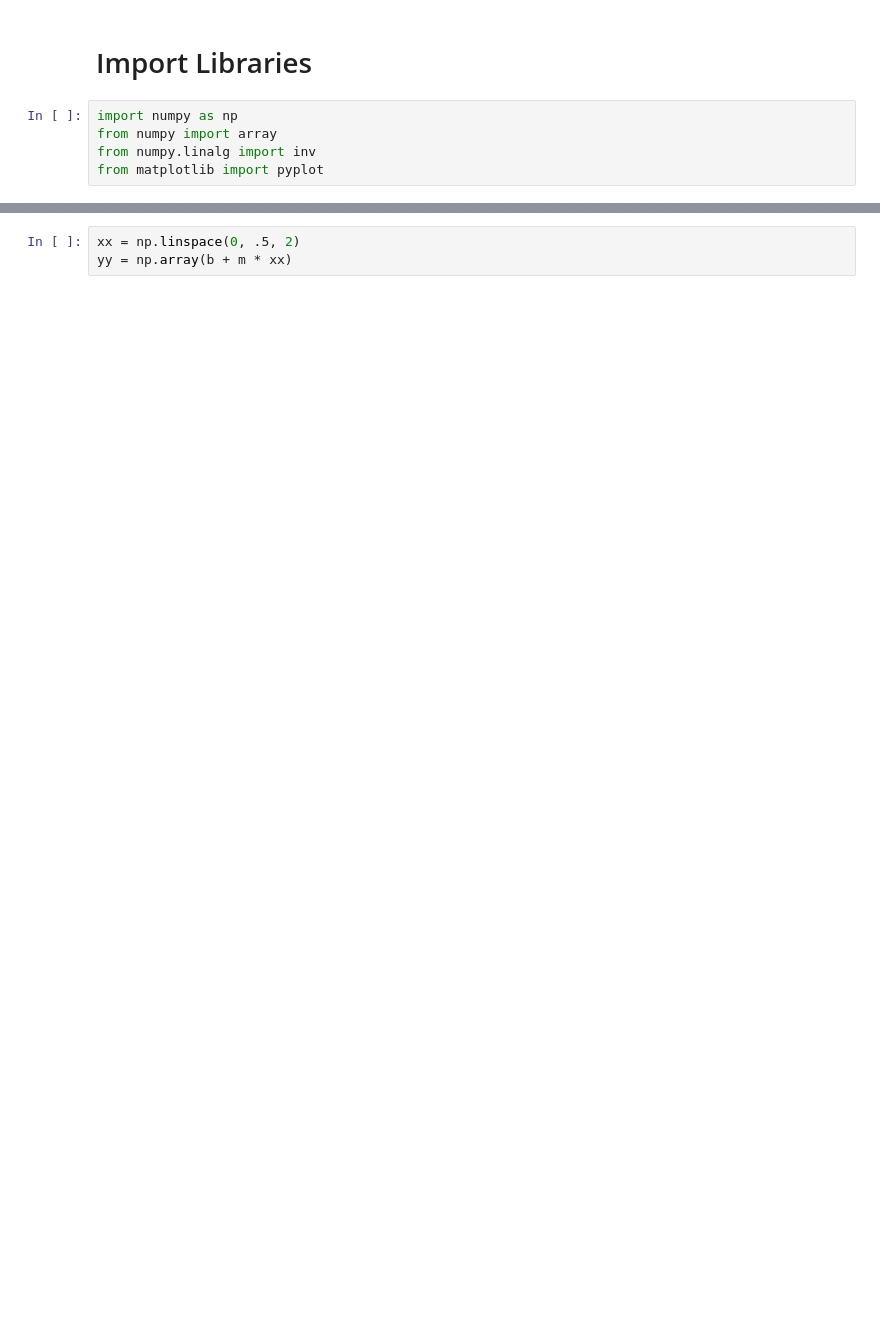
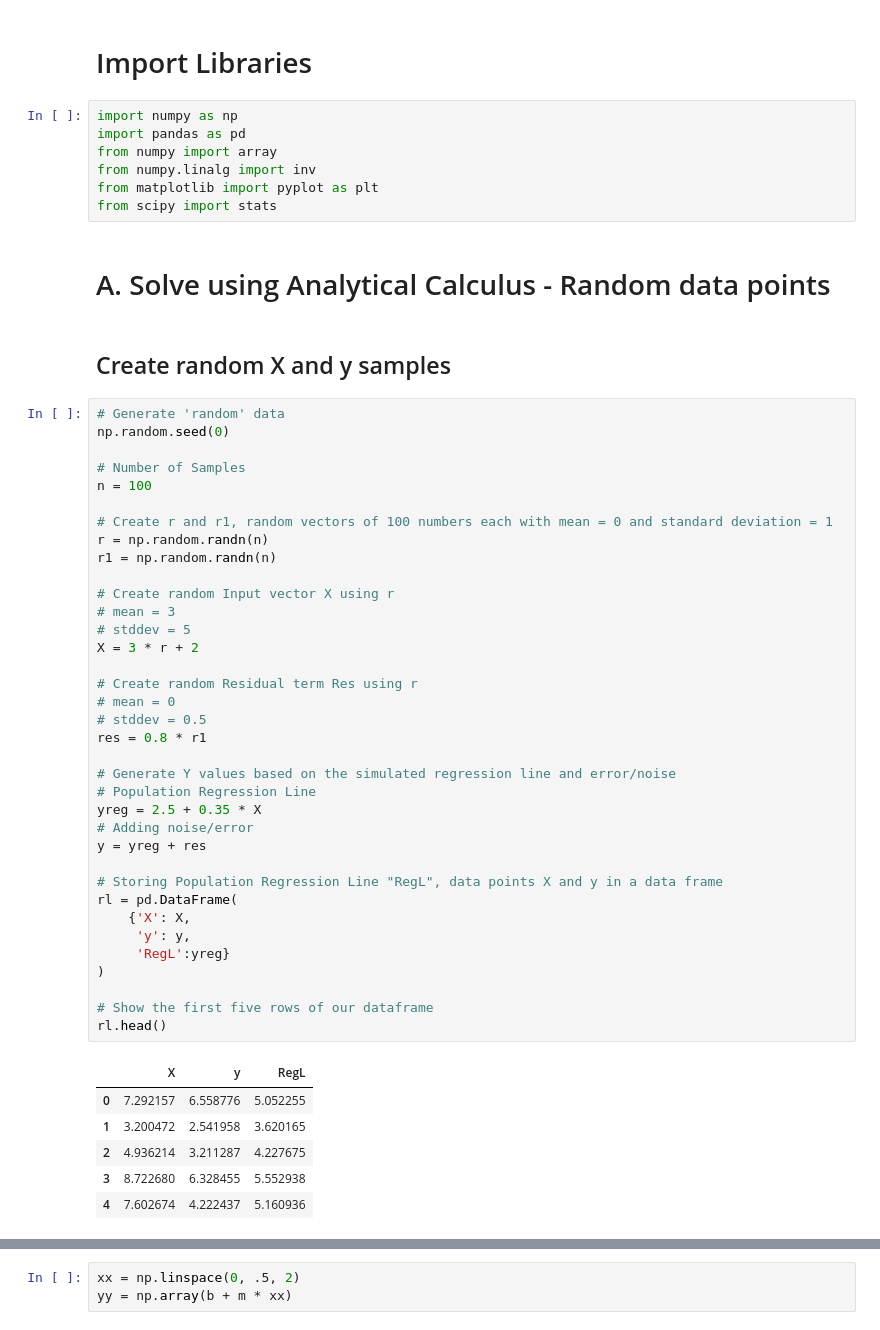
Before and after one commit to etzimopoulos/COURSE-DSDJ-Zero-to-Deep-Dive-ML, a Jupyter notebook: Week 5 HW - Linear Regression - Linear Algebra.ipynb, the cells around one changed output, grey strips where cells are left out. Cells and saved outputs as stored; diff of their text form; blank space fills up the shorter version.

```diff
--- a/Week 5 HW - Linear Regression - Linear Algebra.ipynb
+++ b/Week 5 HW - Linear Regression - Linear Algebra.ipynb
@@ -2,6 +2,55 @@
 # Import Libraries
 # %%
 import numpy as np
+import pandas as pd
 from numpy import array
 from numpy.linalg import inv
-from matplotlib import pyplot
+from matplotlib import pyplot as plt
+from scipy import stats
+# %% [markdown]
+# A. Solve using Analytical Calculus - Random data points
+# %% [markdown]
+## Create random X and y samples
+# %%
+# Generate 'random' data
+np.random.seed(0)
+
+# Number of Samples
+n = 100
+
+# Create r and r1, random vectors of 100 numbers each with mean = 0 and standard deviation = 1
+r = np.random.randn(n)
+r1 = np.random.randn(n)
+
+# Create random Input vector X using r
+# mean = 3
+# stddev = 5
+X = 3 * r + 2
+
+# Create random Residual term Res using r
+# mean = 0
+# stddev = 0.5
+res = 0.8 * r1
+
+# Generate Y values based on the simulated regression line and error/noise
+# Population Regression Line
+yreg = 2.5 + 0.35 * X
+# Adding noise/error
+y = yreg + res
+
+# Storing Population Regression Line "RegL", data points X and y in a data frame
+rl = pd.DataFrame(
+    {'X': X,
+     'y': y,
+     'RegL':yreg}
+)
+
+# Show the first five rows of our dataframe
+rl.head()
+# %% [output]
+|  | X | y | RegL |
+| 0 | 7.292157 | 6.558776 | 5.052255 |
+| 1 | 3.200472 | 2.541958 | 3.620165 |
+| 2 | 4.936214 | 3.211287 | 4.227675 |
+| 3 | 8.722680 | 6.328455 | 5.552938 |
+| 4 | 7.602674 | 4.222437 | 5.160936 |
```
Also changed, not shown: parts of 23 cells of this notebook, 1 other file.
